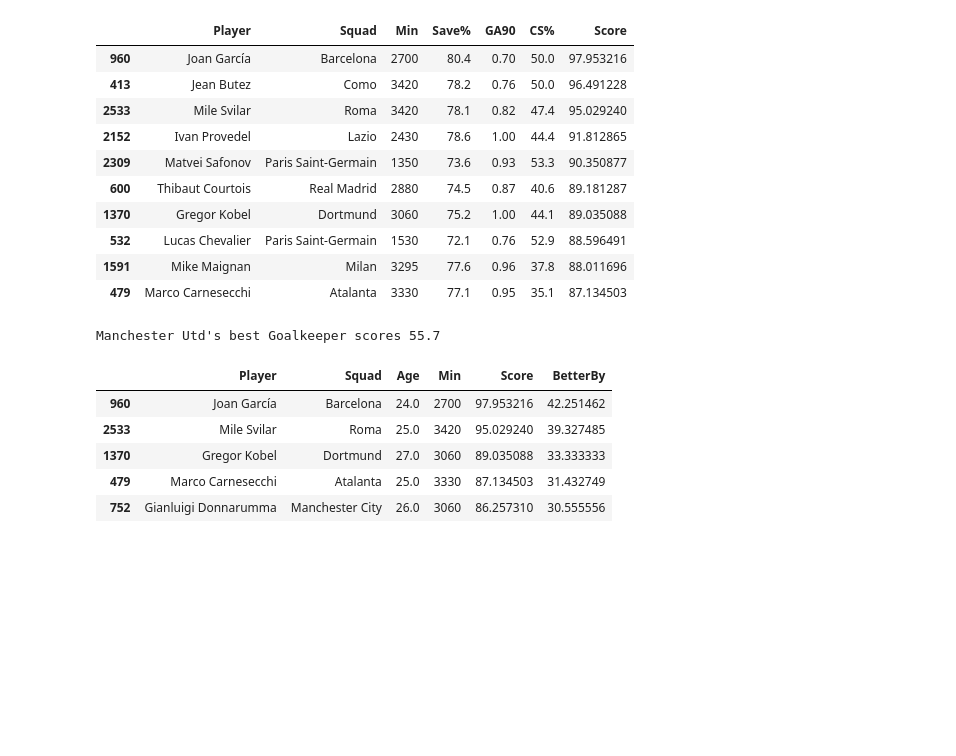
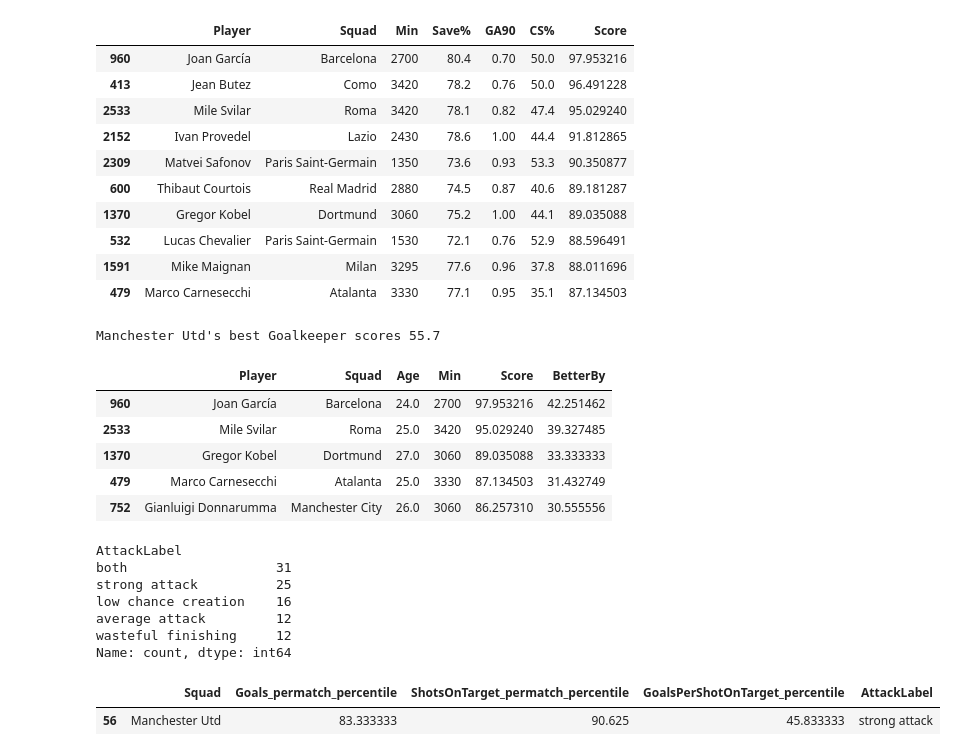
Before and after one commit to TamukaTom/We-need-players, a Jupyter notebook: explore.ipynb, the cells around one changed output. Drawn from its saved outputs; the diff is of its cells as text; code cells hidden in the pictures; blank space fills up the shorter version.

```diff
--- a/explore.ipynb
+++ b/explore.ipynb
@@ -610,0 +629,33 @@ Manchester Utd's best Goalkeeper scores 55.7
+# %%
+team["GoalsPerShotOnTarget"] = team["Goals"] / team["ShotsOnTarget"]
+team["GoalsPerShotOnTarget_percentile"] = team["GoalsPerShotOnTarget"].rank(pct=True) * 100
+
+def attack_label(row):
+    goals = row["Goals_permatch_percentile"]
+    volume = row["ShotsOnTarget_permatch_percentile"]
+    conversion = row["GoalsPerShotOnTarget_percentile"]
+    if goals >= 75:
+        return "strong attack"
+    elif volume >= 50 and conversion < 40:
+        return "wasteful finishing"
+    elif volume < 50 and conversion >= 50:
+        return "low chance creation"
+    elif volume < 50 and conversion < 50:
+        return "both"
+    else:
+        return "average attack"
+
+team["AttackLabel"] = team.apply(attack_label, axis=1)
+
+print(team["AttackLabel"].value_counts())
+team[team["Squad"] == "Manchester Utd"][["Squad", "Goals_permatch_percentile", "ShotsOnTarget_permatch_percentile", "GoalsPerShotOnTarget_percentile", "AttackLabel"]]
+# %% [output]
+AttackLabel
+both                   31
+strong attack          25
+low chance creation    16
+average attack         12
+wasteful finishing     12
+Name: count, dtype: int64
+|  | Squad | Goals_permatch_percentile | ShotsOnTarget_permatch_percentile | GoalsPerShotOnTarget_percentile | AttackLabel |
+| 56 | Manchester Utd | 83.333333 | 90.625 | 45.833333 | strong attack |
```
Also changed, not shown: parts of 4 cells of this notebook, 1 other file.
